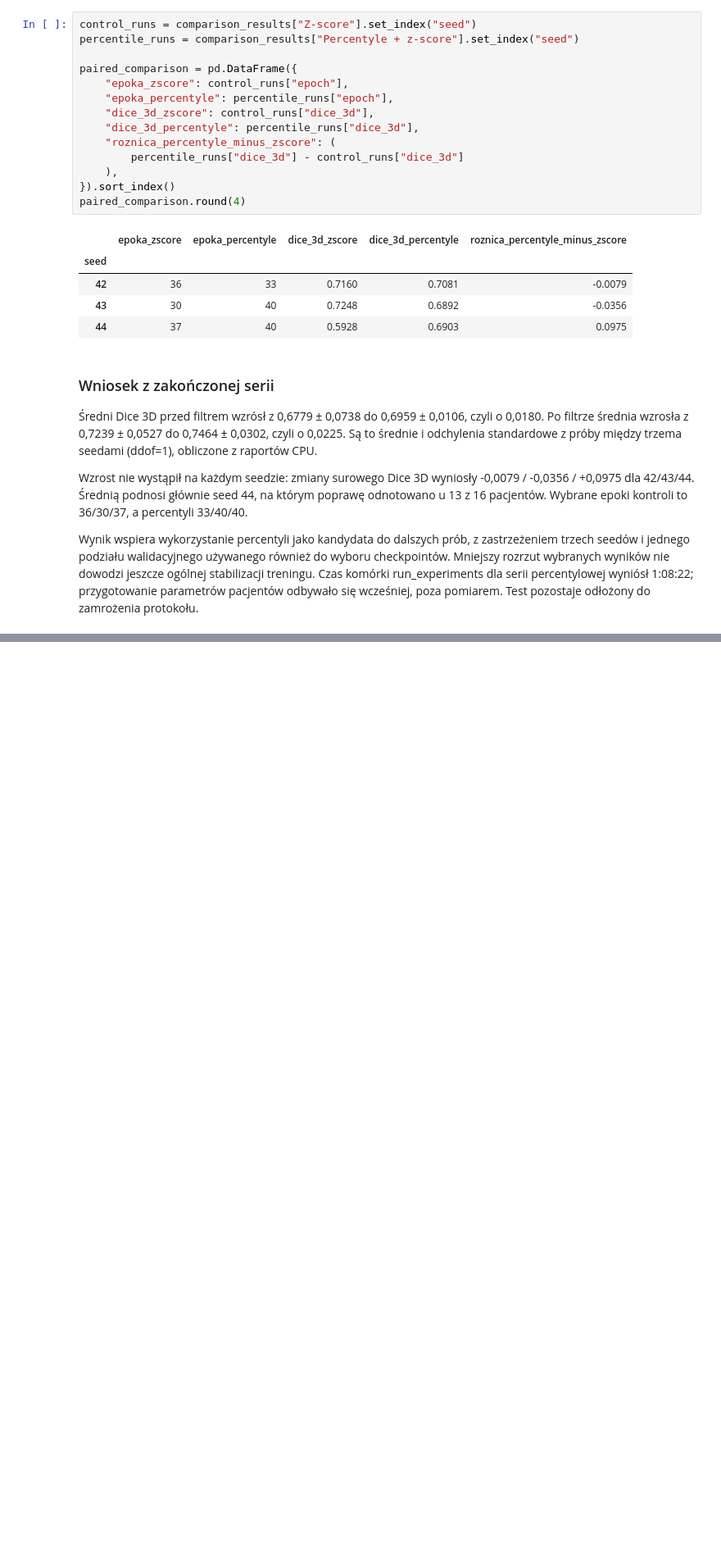
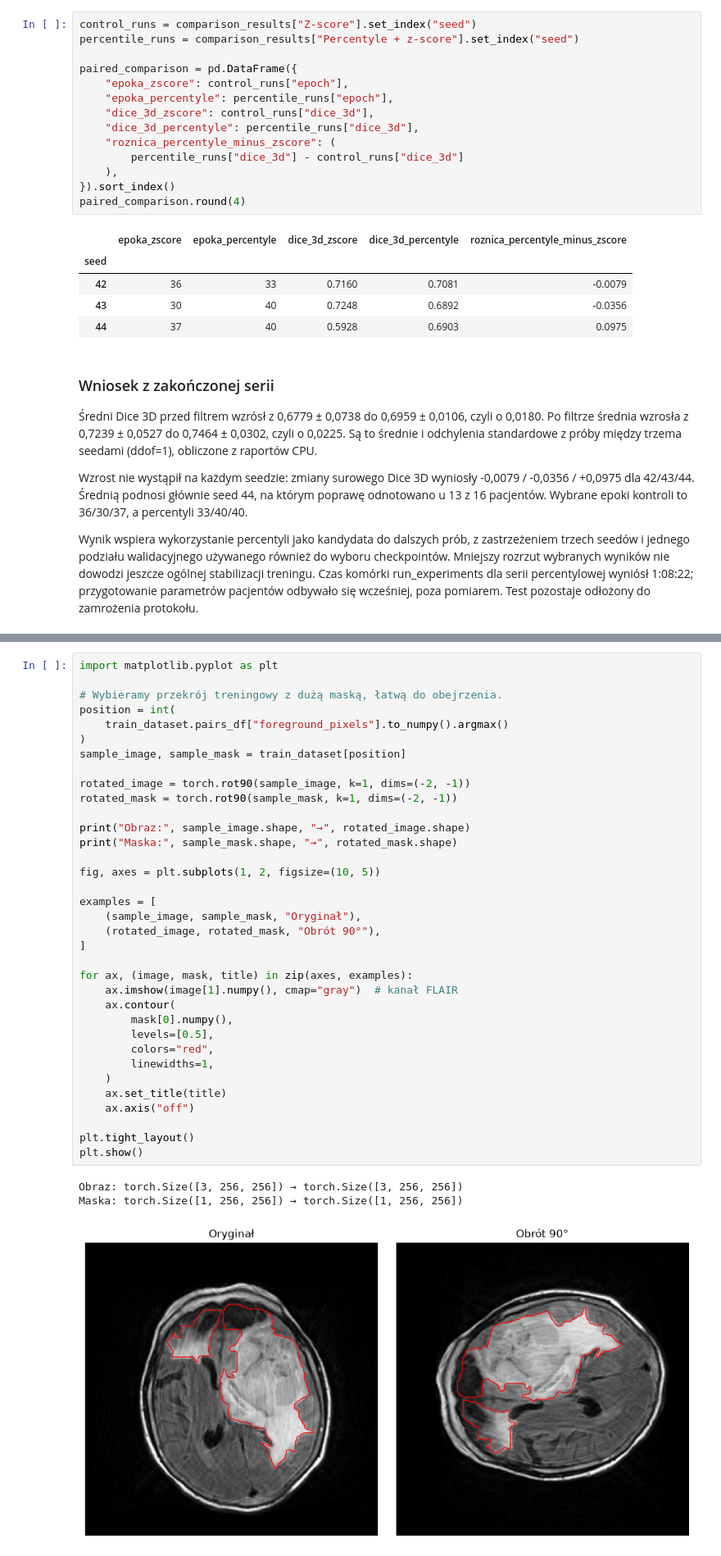
Before and after one commit to m1hu/inzynierka, a Jupyter notebook: notebooks/11_modular_training.ipynb, the cells around one changed output, grey strips where cells are left out. Shown at 82% size. Cells and saved outputs as stored; diff of their text form; blank space fills up the shorter version.

```diff
--- a/notebooks/11_modular_training.ipynb
+++ b/notebooks/11_modular_training.ipynb
@@ -271,0 +497,39 @@ Test pozostaje odłożony do zamrożenia protokołu.
+# %%
+import matplotlib.pyplot as plt
+
+# Wybieramy przekrój treningowy z dużą maską, łatwą do obejrzenia.
+position = int(
+    train_dataset.pairs_df["foreground_pixels"].to_numpy().argmax()
+)
+sample_image, sample_mask = train_dataset[position]
+
+rotated_image = torch.rot90(sample_image, k=1, dims=(-2, -1))
+rotated_mask = torch.rot90(sample_mask, k=1, dims=(-2, -1))
+
+print("Obraz:", sample_image.shape, "→", rotated_image.shape)
+print("Maska:", sample_mask.shape, "→", rotated_mask.shape)
+
+fig, axes = plt.subplots(1, 2, figsize=(10, 5))
+
+examples = [
+    (sample_image, sample_mask, "Oryginał"),
+    (rotated_image, rotated_mask, "Obrót 90°"),
+]
+
+for ax, (image, mask, title) in zip(axes, examples):
+    ax.imshow(image[1].numpy(), cmap="gray")  # kanał FLAIR
+    ax.contour(
+        mask[0].numpy(),
+        levels=[0.5],
+        colors="red",
+        linewidths=1,
+    )
+    ax.set_title(title)
+    ax.axis("off")
+
+plt.tight_layout()
+plt.show()
+# %% [output]
+Obraz: torch.Size([3, 256, 256]) → torch.Size([3, 256, 256])
+Maska: torch.Size([1, 256, 256]) → torch.Size([1, 256, 256])
+[figure, added]
```
Also changed, not shown: parts of 18 cells of this notebook, 5 other files.
